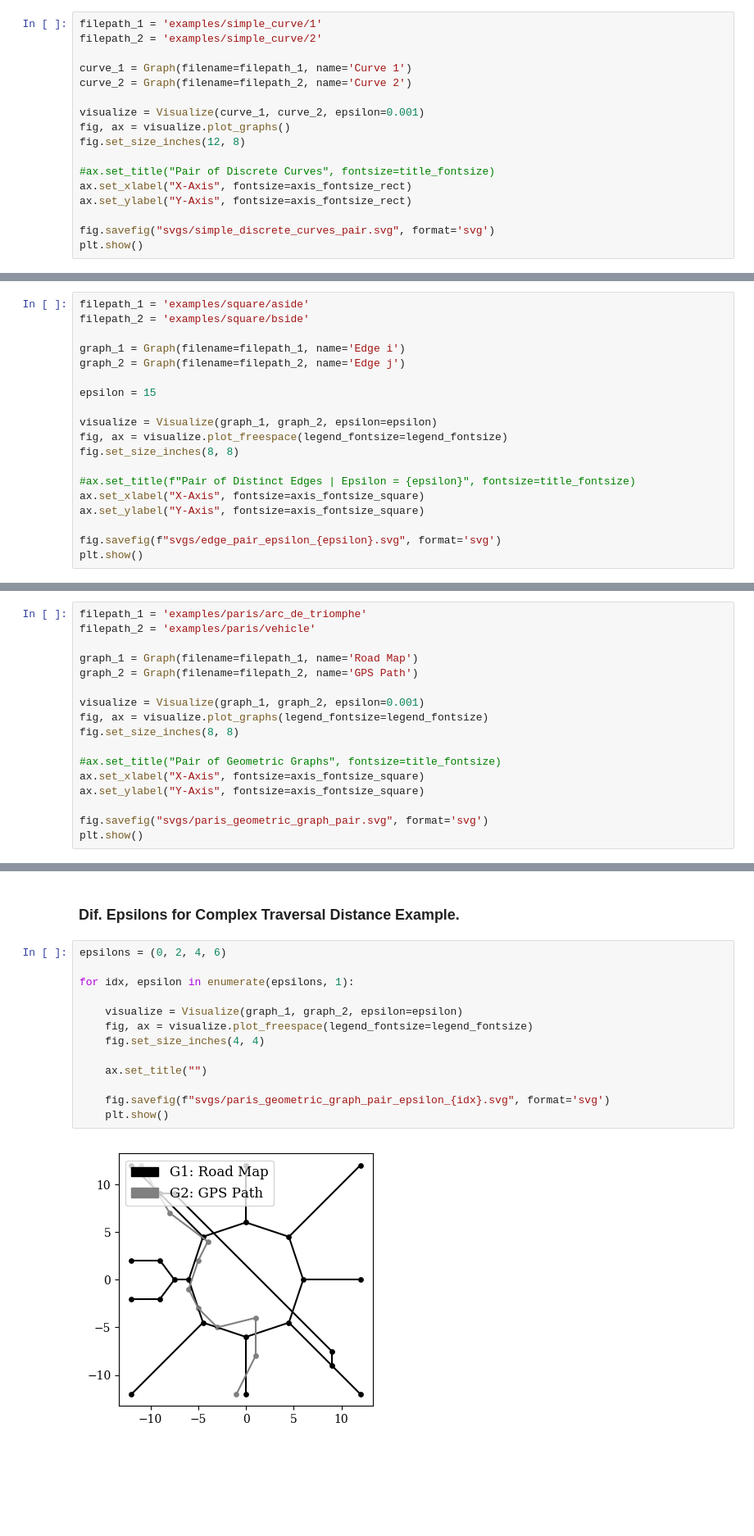
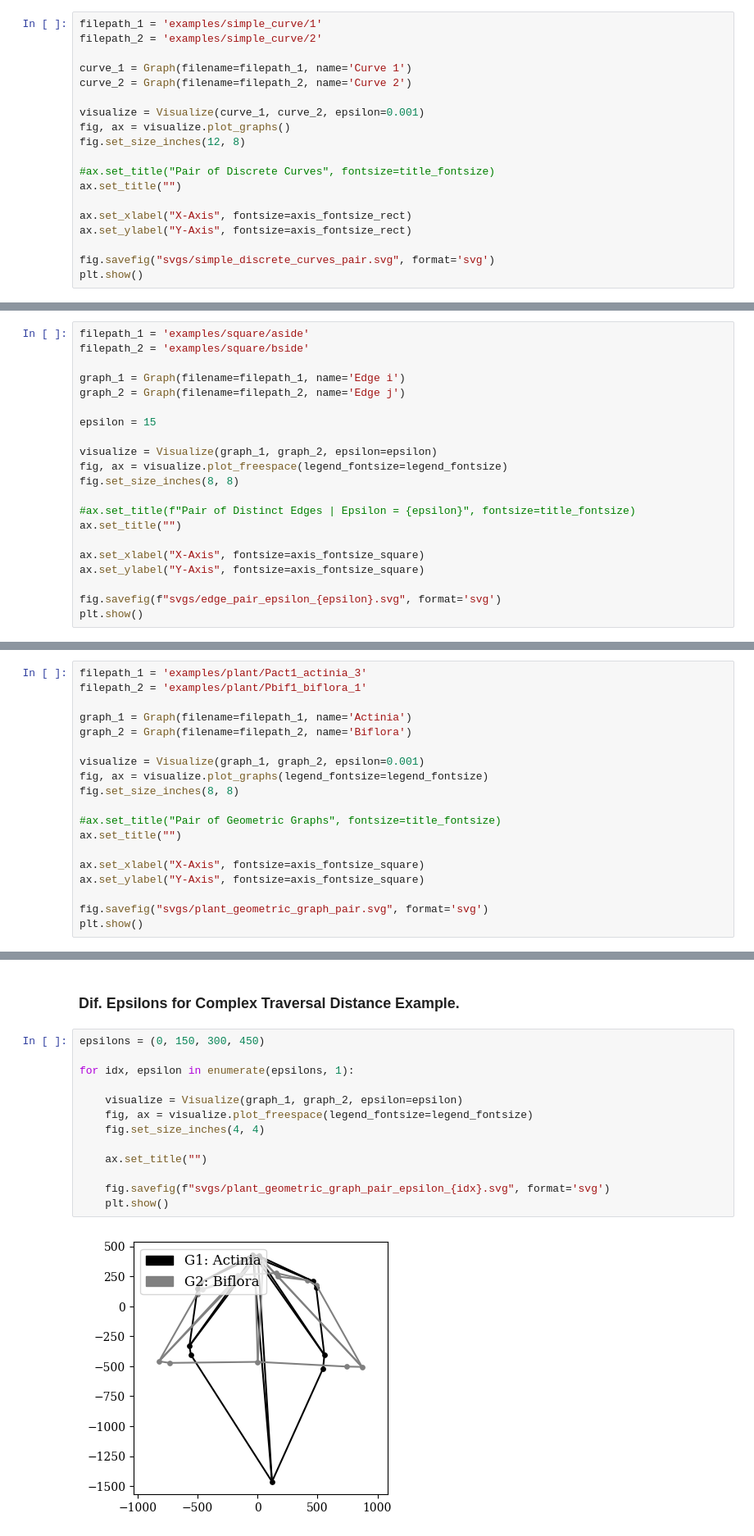
Before and after one commit to compgeomTU/will_rodman_thesis, a Jupyter notebook: images/image_generator.ipynb, the cells around one changed output, grey strips where cells are left out. Shown at 82% size. Saved outputs shown, nothing was run; the diff lists cells and outputs as text; blank space fills up the shorter version.

```diff
--- a/images/image_generator.ipynb
+++ b/images/image_generator.ipynb
@@ -151,6 +157,8 @@ fig, ax = visualize.plot_graphs()
 fig.set_size_inches(12, 8)
 
 #ax.set_title("Pair of Discrete Curves", fontsize=title_fontsize)
+ax.set_title("")
+
 ax.set_xlabel("X-Axis", fontsize=axis_fontsize_rect)
 ax.set_ylabel("Y-Axis", fontsize=axis_fontsize_rect)
 
@@ -198,6 +206,8 @@ fig, ax = visualize.plot_freespace(legend_fontsize=legend_fontsize)
 fig.set_size_inches(8, 8)
 
 #ax.set_title(f"Pair of Distinct Edges | Epsilon = {epsilon}", fontsize=title_fontsize)
+ax.set_title("")
+
 ax.set_xlabel("X-Axis", fontsize=axis_fontsize_square)
 ax.set_ylabel("Y-Axis", fontsize=axis_fontsize_square)
 
@@ -228,20 +238,22 @@ for idx, epsilon in enumerate(epsilons, 1):
 # %% [markdown]
 ### Complex Traversal Distance Visualization Graphs
 # %%
-filepath_1 = 'examples/paris/arc_de_triomphe'
-filepath_2 = 'examples/paris/vehicle'
+filepath_1 = 'examples/plant/Pact1_actinia_3'
+filepath_2 = 'examples/plant/Pbif1_biflora_1'
 
-graph_1 = Graph(filename=filepath_1, name='Road Map')
-graph_2 = Graph(filename=filepath_2, name='GPS Path')
+graph_1 = Graph(filename=filepath_1, name='Actinia')
+graph_2 = Graph(filename=filepath_2, name='Biflora')
 
 visualize = Visualize(graph_1, graph_2, epsilon=0.001)
 fig, ax = visualize.plot_graphs(legend_fontsize=legend_fontsize)
 fig.set_size_inches(8, 8)
 
 #ax.set_title("Pair of Geometric Graphs", fontsize=title_fontsize)
+ax.set_title("")
+
 ax.set_xlabel("X-Axis", fontsize=axis_fontsize_square)
 ax.set_ylabel("Y-Axis", fontsize=axis_fontsize_square)
 
-fig.savefig("svgs/paris_geometric_graph_pair.svg", format='svg')
+fig.savefig("svgs/plant_geometric_graph_pair.svg", format='svg')
 plt.show()
 # %% [output]
@@ -250,17 +261,17 @@ Duplicated Edge: 19
 # %% [markdown]
 ### Dif. Epsilons for Complex Traversal Distance Example.
 # %%
-epsilons = (0, 2, 4, 6)
+epsilons = (0, 150, 300, 450)
 
 for idx, epsilon in enumerate(epsilons, 1):
 
     visualize = Visualize(graph_1, graph_2, epsilon=epsilon)
     fig, ax = visualize.plot_freespace(legend_fontsize=legend_fontsize)
     fig.set_size_inches(4, 4)
 
     ax.set_title("")
 
-    fig.savefig(f"svgs/paris_geometric_graph_pair_epsilon_{idx}.svg", format='svg')
+    fig.savefig(f"svgs/plant_geometric_graph_pair_epsilon_{idx}.svg", format='svg')
     plt.show()
 # %% [output]
-[figure, old version]
+[figure, new version]
```
Also changed, not shown: parts of 7 cells of this notebook, 32 other files.
